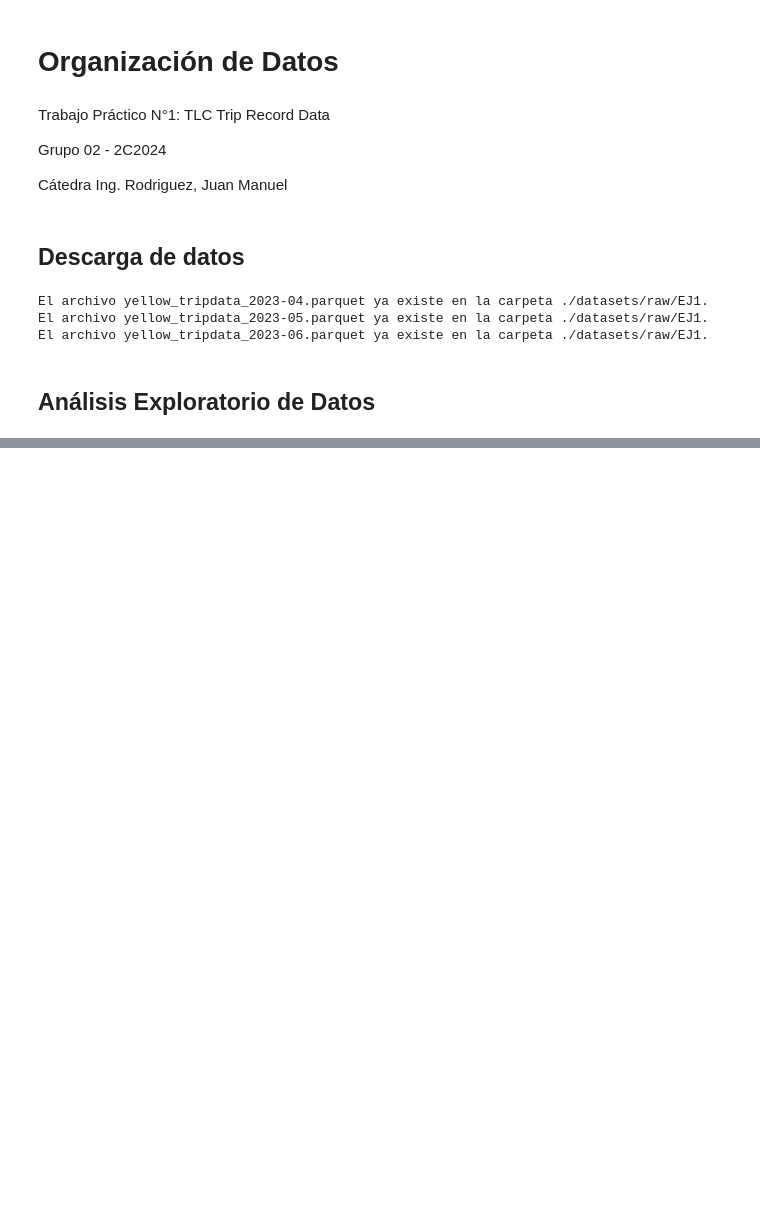
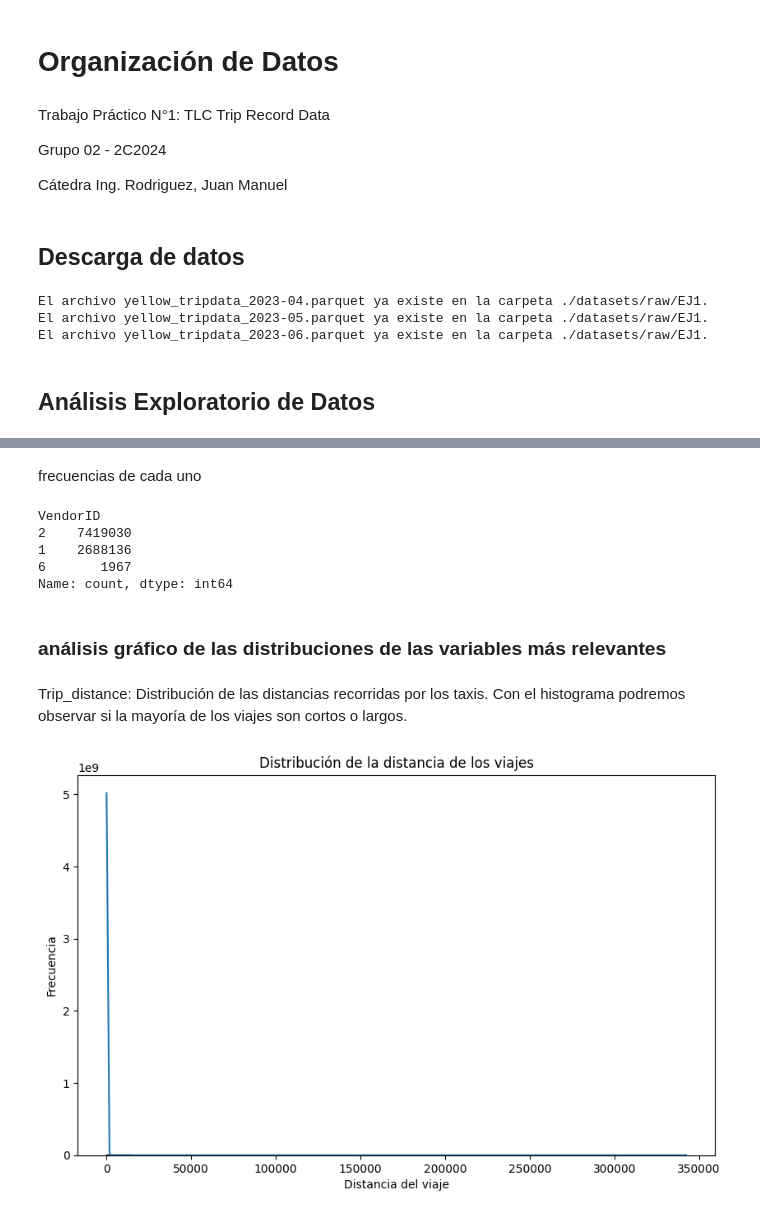
Before and after one commit to lcondoriz/TA047R-2C2024-GRUPO02, a Jupyter notebook: TA047R_TP1_GRUPO02_ENTREGA_EJ1.ipynb, the cells around one changed output, grey strips where cells are left out. Cells and saved outputs as stored; diff of their text form; code cells hidden in the pictures; blank space fills up the shorter version.

```diff
--- a/TA047R_TP1_GRUPO02_ENTREGA_EJ1.ipynb
+++ b/TA047R_TP1_GRUPO02_ENTREGA_EJ1.ipynb
@@ -35,3 +35,7 @@ El archivo yellow_tripdata_2023-06.parquet ya existe en la carpeta ./datasets/ra
 ## Análisis Exploratorio de Datos
 # %%
 yellow_april = pd.read_parquet('./datasets/raw/EJ1/yellow_tripdata_2023-04.parquet')
+yellow_may = pd.read_parquet('./datasets/raw/EJ1/yellow_tripdata_2023-05.parquet')
+yellow_june = pd.read_parquet('./datasets/raw/EJ1/yellow_tripdata_2023-06.parquet')
+# %%
+yellow = pd.concat([yellow_april, yellow_may, yellow_june], ignore_index=True)
@@ -37,0 +129,23 @@ yellow_april = pd.read_parquet('./datasets/raw/EJ1/yellow_tripdata_2023-04.parqu
+# %% [markdown]
+frecuencias de cada uno
+# %%
+yellow['VendorID'].value_counts()
+# %% [output]
+VendorID
+2    7419030
+1    2688136
+6       1967
+Name: count, dtype: int64
+# %% [markdown]
+### análisis gráfico de las distribuciones de las variables más relevantes
+# %% [markdown]
+Trip_distance: Distribución de las distancias recorridas por los taxis. Con el histograma podremos observar si la mayoría de los viajes son cortos o largos.
+# %%
+plt.figure(figsize=(10, 6))
+sns.histplot(yellow['trip_distance'], bins=24, kde=True)
+plt.title('Distribución de la distancia de los viajes')
+plt.xlabel('Distancia del viaje')
+plt.ylabel('Frecuencia')
+plt.show()
+# %% [output]
+[figure, added]
```
Also changed, not shown: parts of 35 cells of this notebook.
